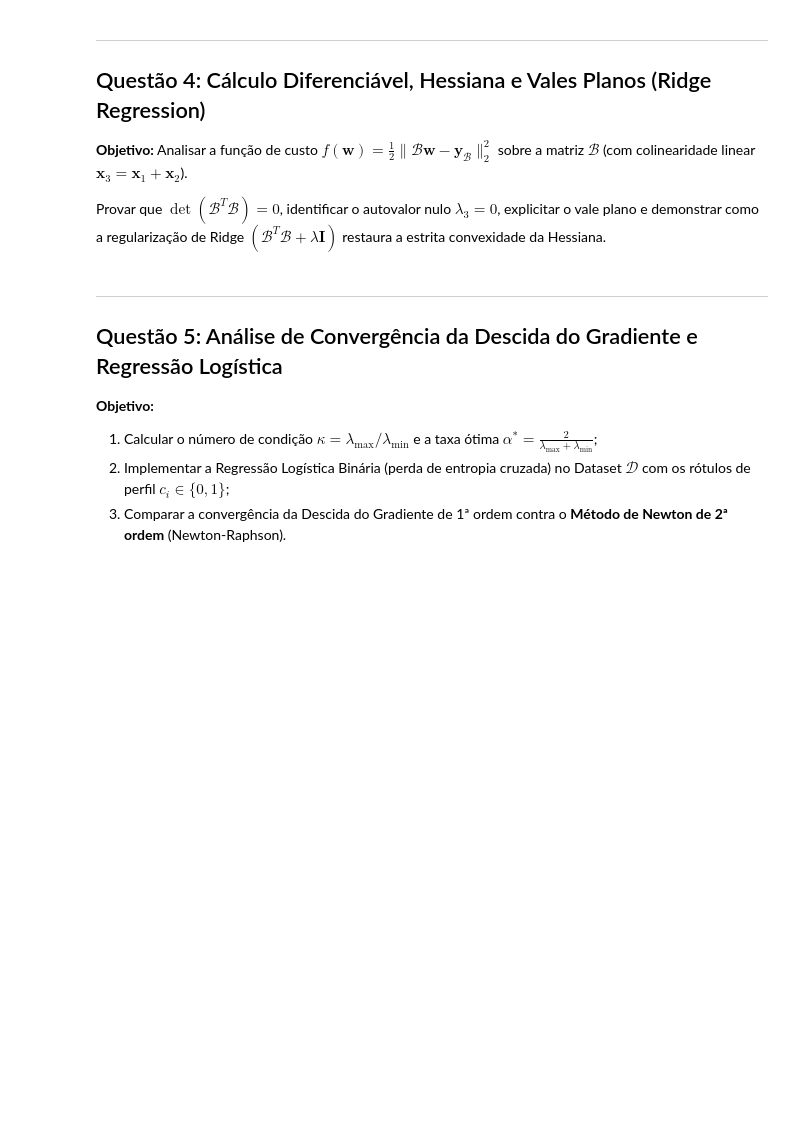
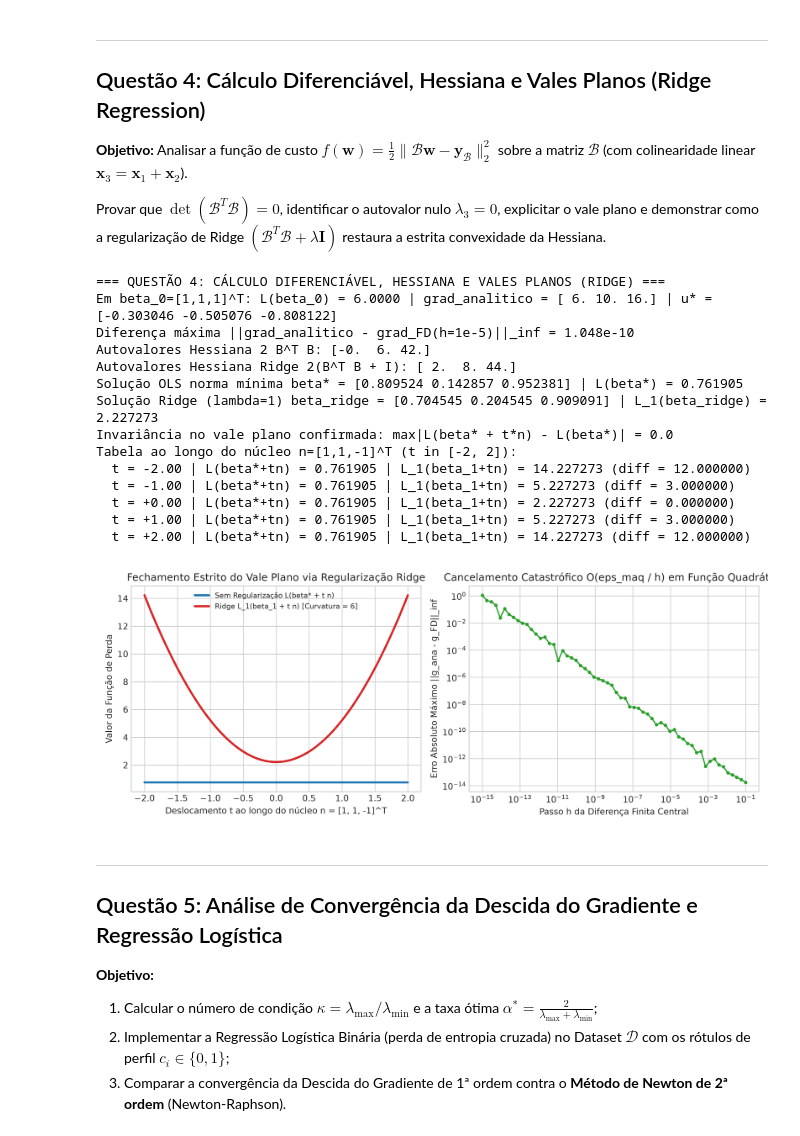
Before and after one commit to Attili0/optimization-in-machine-learning, a Jupyter notebook: projeto_guia_algebra_otimizacao.ipynb, the cells around one changed output. Drawn from its saved outputs; the diff is of its cells as text; code cells hidden in the pictures; blank space fills up the shorter version.

```diff
--- a/projeto_guia_algebra_otimizacao.ipynb
+++ b/projeto_guia_algebra_otimizacao.ipynb
@@ -225,3 +142,23 @@ print("Solução Ridge w_ridge:", w_ridge)
+# %%
+from src.questao4 import run_questao4
+res_q4 = run_questao4(save_figures=True)
+display(Image('figures/q4_vale_plano_vs_ridge.png'))
+# %% [output]
+=== QUESTÃO 4: CÁLCULO DIFERENCIÁVEL, HESSIANA E VALES PLANOS (RIDGE) ===
+Em beta_0=[1,1,1]^T: L(beta_0) = 6.0000 | grad_analitico = [ 6. 10. 16.] | u* = [-0.303046 -0.505076 -0.808122]
+Diferença máxima ||grad_analitico - grad_FD(h=1e-5)||_inf = 1.048e-10
+Autovalores Hessiana 2 B^T B: [-0.  6. 42.]
+Autovalores Hessiana Ridge 2(B^T B + I): [ 2.  8. 44.]
+Solução OLS norma mínima beta* = [0.809524 0.142857 0.952381] | L(beta*) = 0.761905
+Solução Ridge (lambda=1) beta_ridge = [0.704545 0.204545 0.909091] | L_1(beta_ridge) = 2.227273
+Invariância no vale plano confirmada: max|L(beta* + t*n) - L(beta*)| = 0.0
+Tabela ao longo do núcleo n=[1,1,-1]^T (t in [-2, 2]):
+  t = -2.00 | L(beta*+tn) = 0.761905 | L_1(beta_1+tn) = 14.227273 (diff = 12.000000)
+  t = -1.00 | L(beta*+tn) = 0.761905 | L_1(beta_1+tn) = 5.227273 (diff = 3.000000)
+  t = +0.00 | L(beta*+tn) = 0.761905 | L_1(beta_1+tn) = 2.227273 (diff = 0.000000)
+  t = +1.00 | L(beta*+tn) = 0.761905 | L_1(beta_1+tn) = 5.227273 (diff = 3.000000)
+  t = +2.00 | L(beta*+tn) = 0.761905 | L_1(beta_1+tn) = 14.227273 (diff = 12.000000)
+[figure, added]
 # %% [markdown]
 ---
 ## Questão 5: Análise de Convergência da Descida do Gradiente e Regressão Logística
```
Also changed, not shown: parts of 21 cells of this notebook, 27 other files.
